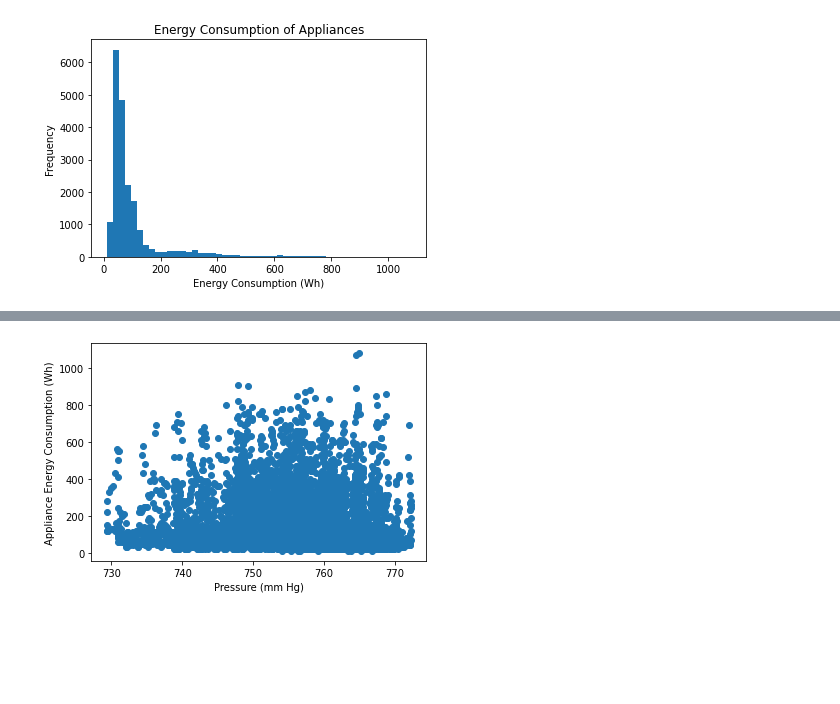
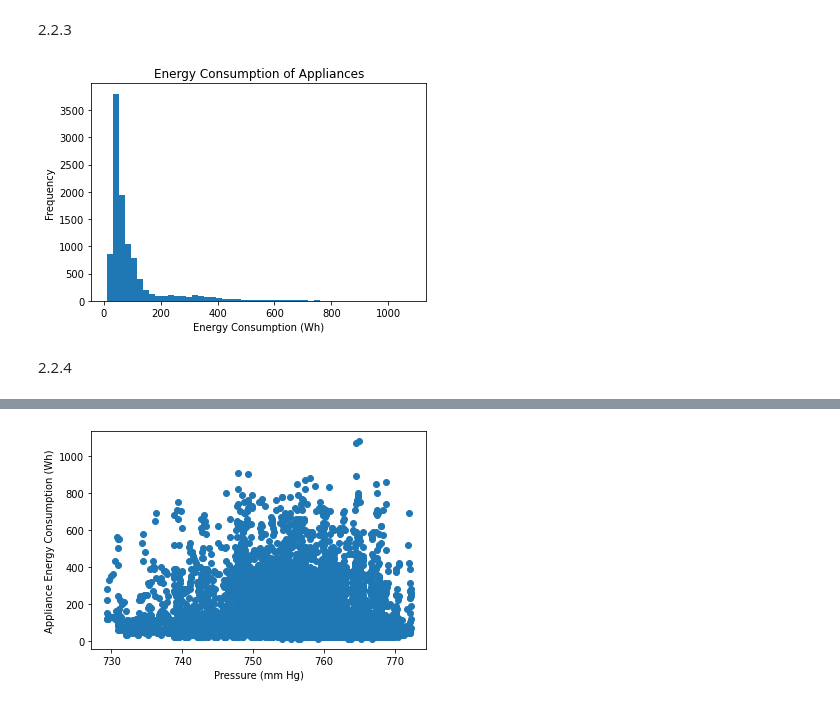
Before and after one commit to bgekim/ME592, a Jupyter notebook: ME592_HW1.ipynb, the cells around one changed output, grey strips where cells are left out. Cells and saved outputs as stored; diff of their text form; code cells hidden in the pictures; blank space fills up the shorter version.

```diff
--- a/ME592_HW1.ipynb
+++ b/ME592_HW1.ipynb
@@ -138,10 +185,13 @@ im = ax.imshow(appliance_data)
+# %% [markdown]
+2.2.3
 # %%
-# 3
-plt.hist(data['Appliances'], bins=50)
+plt.hist(energy_data['Appliances'], bins=50)
 plt.xlabel('Energy Consumption (Wh)')
 plt.ylabel('Frequency')
 plt.title('Energy Consumption of Appliances')
 plt.show()
 # %% [output]
-[figure, old version]
+[figure, new version]
+# %% [markdown]
+2.2.4
 # %%
```
Also changed, not shown: parts of 48 cells of this notebook, 1 other file.
